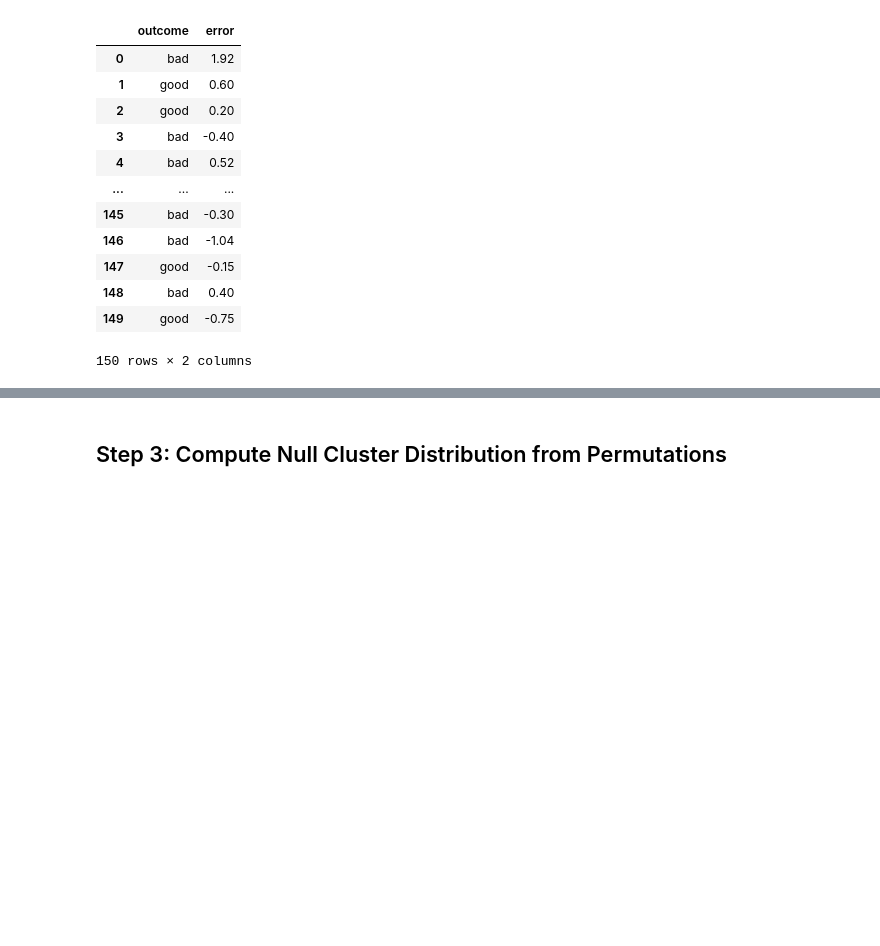
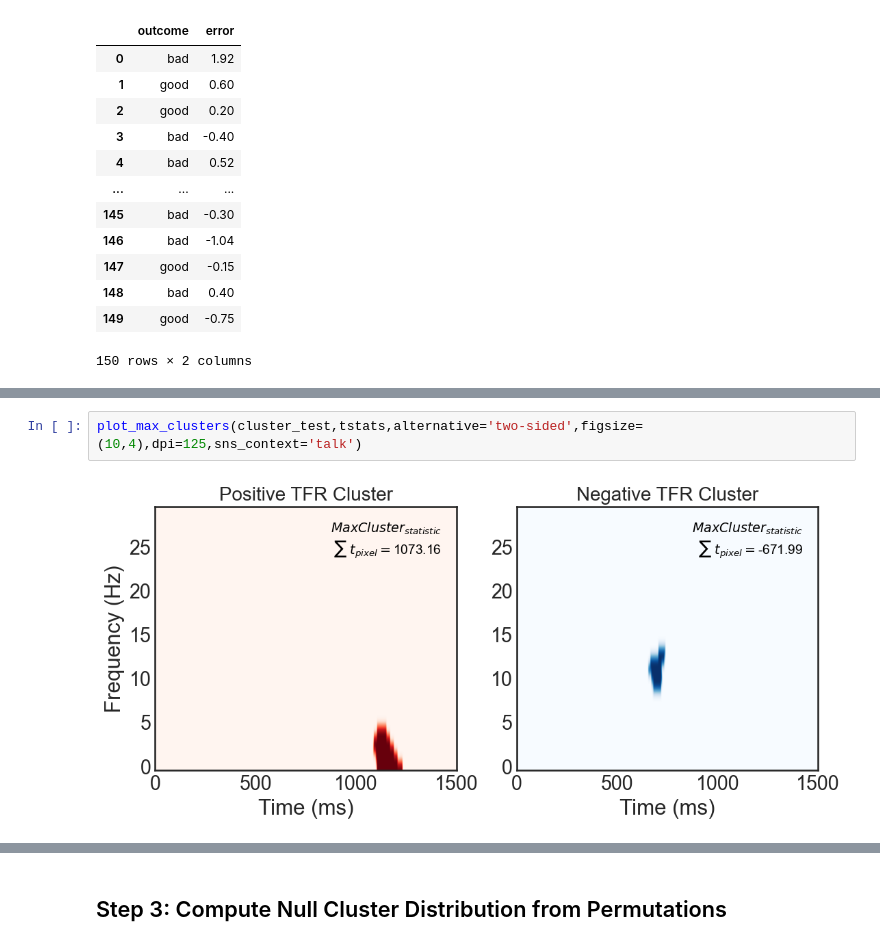
Before and after one commit to aliefink/NeuroCluster, a Jupyter notebook: notebooks/NeuroCluster_template.ipynb, the cells around one changed output, grey strips where cells are left out. Cells and saved outputs as stored; diff of their text form; blank space fills up the shorter version.

```diff
--- a/notebooks/NeuroCluster_template.ipynb
+++ b/notebooks/NeuroCluster_template.ipynb
@@ -191,0 +139,4 @@ max_cluster_data
+# %%
+plot_max_clusters(cluster_test,tstats,alternative='two-sided',figsize=(10,4),dpi=125,sns_context='talk')
+# %% [output]
+[figure, added]
```
Also changed, not shown: parts of 31 cells of this notebook, 7 other files.
